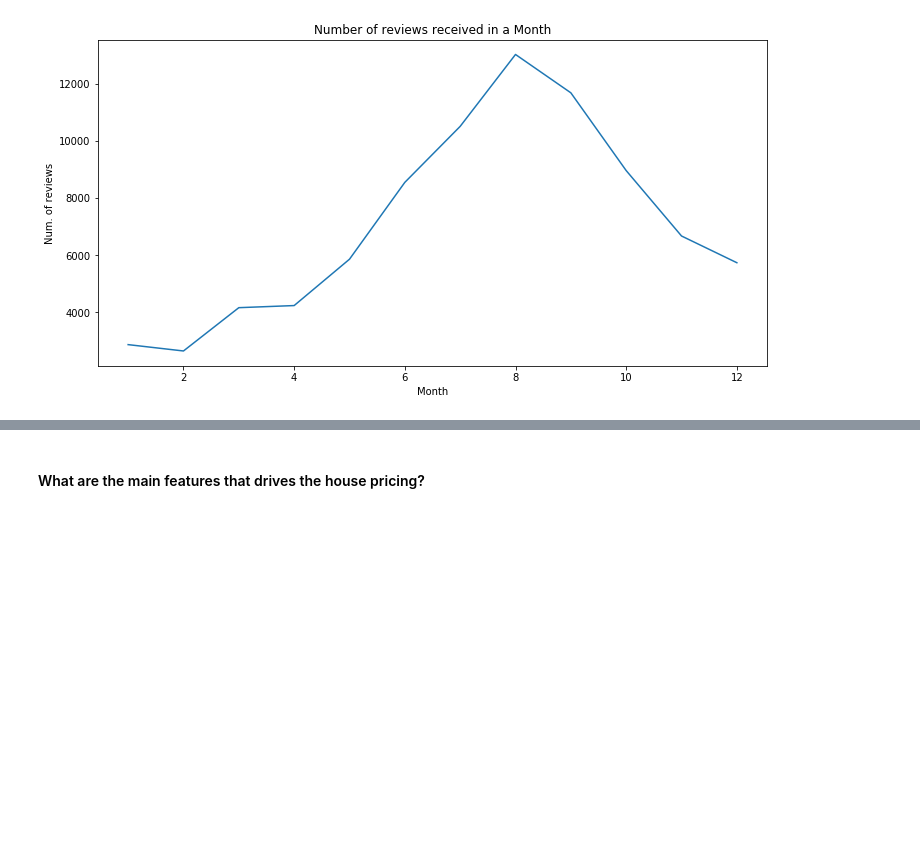
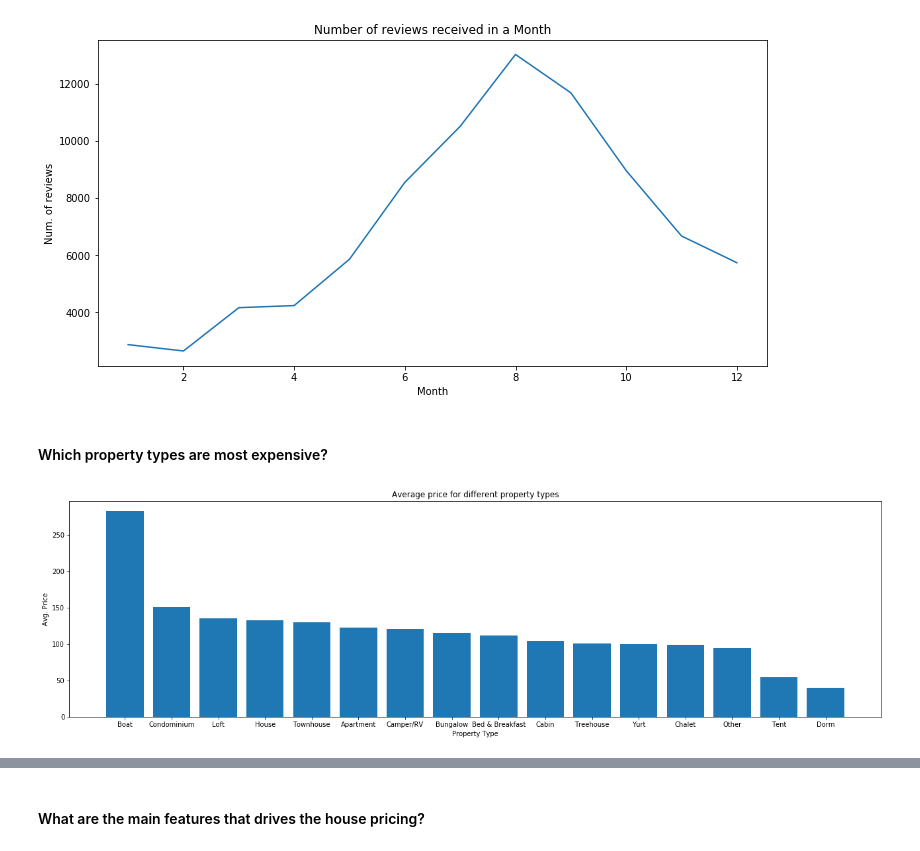
Before and after one commit to ArushiC/Seattle-Airbnb, a Jupyter notebook: Seattle AirBnB Open Data.ipynb, the cells around one changed output, grey strips where cells are left out. Saved outputs shown, nothing was run; the diff lists cells and outputs as text; code cells hidden in the pictures; blank space fills up the shorter version.

```diff
--- a/Seattle AirBnB Open Data.ipynb
+++ b/Seattle AirBnB Open Data.ipynb
@@ -423,3 +425,15 @@ plt.title('Number of reviews received in a Month');
 #plt.axes.set_xticks(np.arange(len(mon_avg_price)))
 # %% [output]
 [figure]
+# %% [markdown]
+#### Which property types are most expensive?
+# %%
+prop_price = lis.groupby('property_type')['price'].mean().sort_values(ascending = False)
+
+plt.figure(figsize=[22,6]);
+plt.bar(prop_price.index, prop_price);
+plt.xlabel('Property Type');
+plt.ylabel('Avg. Price');
+plt.title('Average price for different property types');
+# %% [output]
+[figure, added]
```
Also changed, not shown: parts of 20 cells of this notebook.
